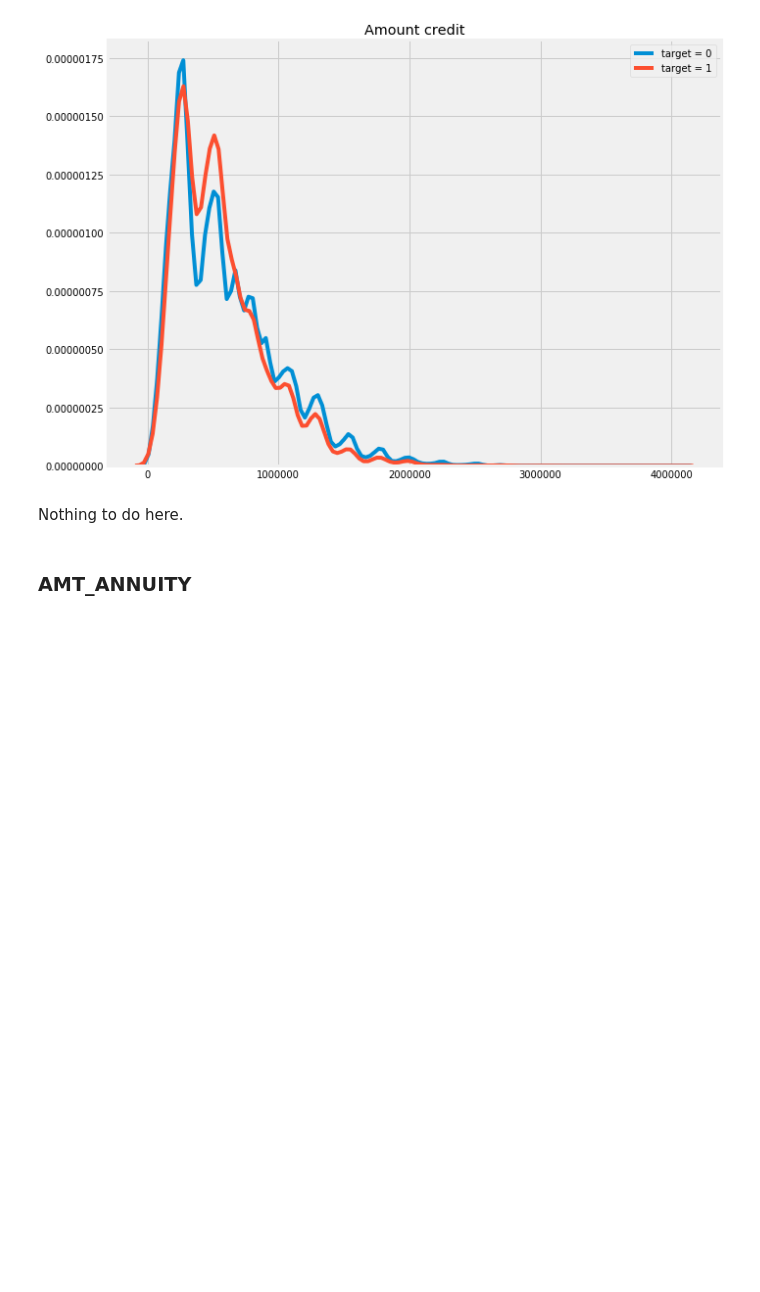
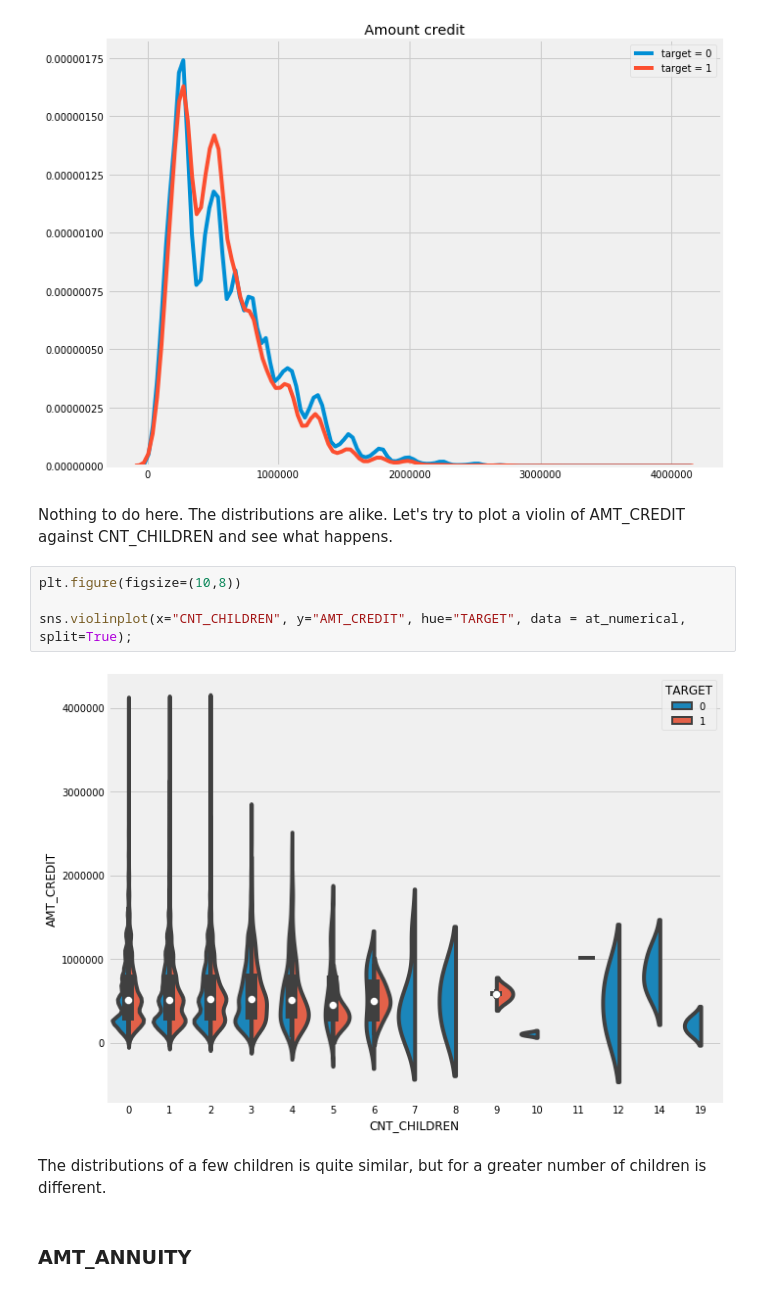
Before and after one commit to hgpadovani/kaggle_credit_risk, a Jupyter notebook: notebooks/EDA.ipynb, the cells around one changed output. Cells and saved outputs as stored; diff of their text form; blank space fills up the shorter version.

```diff
--- a/notebooks/EDA.ipynb
+++ b/notebooks/EDA.ipynb
@@ -179,8 +179,16 @@ plt.title('Amount credit')
 plt.show()
 # %% [output]
 [figure]
-# %% [markdown]
-Nothing to do here.
+# %% [markdown]
+Nothing to do here. The distributions are alike. Let's try to plot a violin of AMT_CREDIT against CNT_CHILDREN and see what happens.
+# %%
+plt.figure(figsize=(10,8))
+
+sns.violinplot(x="CNT_CHILDREN", y="AMT_CREDIT", hue="TARGET", data = at_numerical, split=True);
+# %% [output]
+[figure, added]
+# %% [markdown]
+The distributions of a few children is quite similar, but for a greater number of children is different.
 # %% [markdown]
 ### AMT_ANNUITY
 # %%
```
Also changed, not shown: parts of 5 cells of this notebook, 2 other files.
